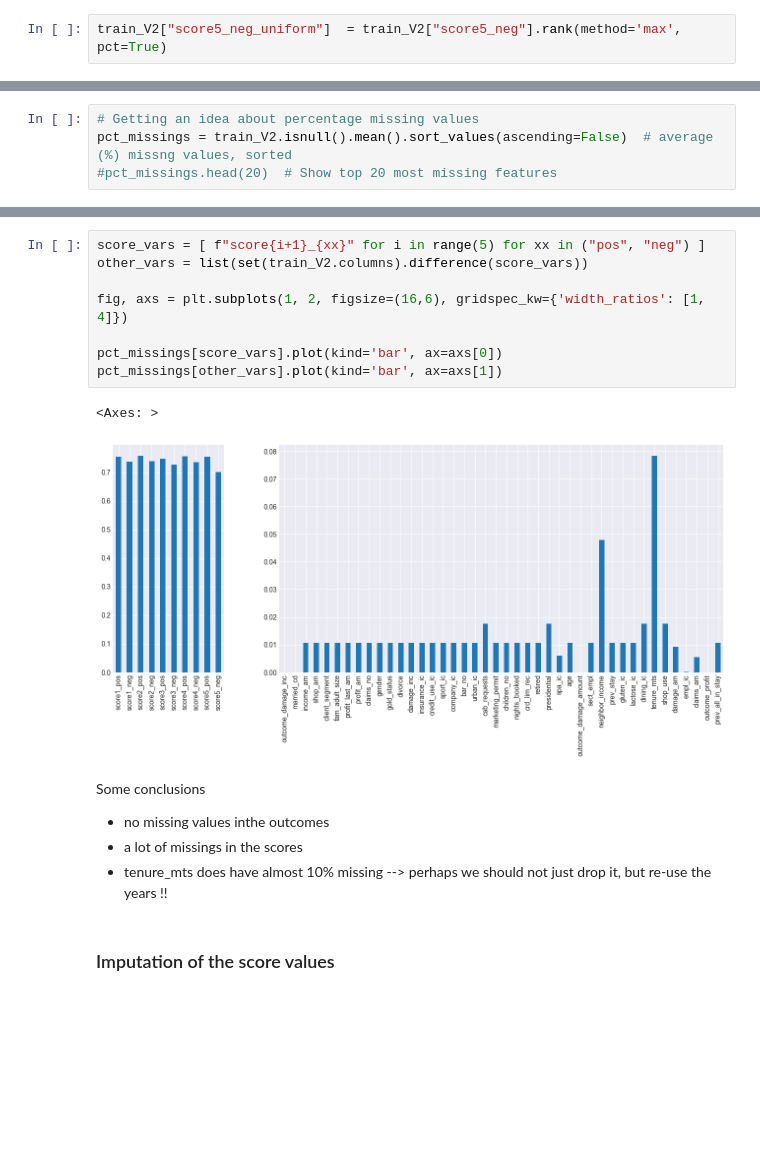
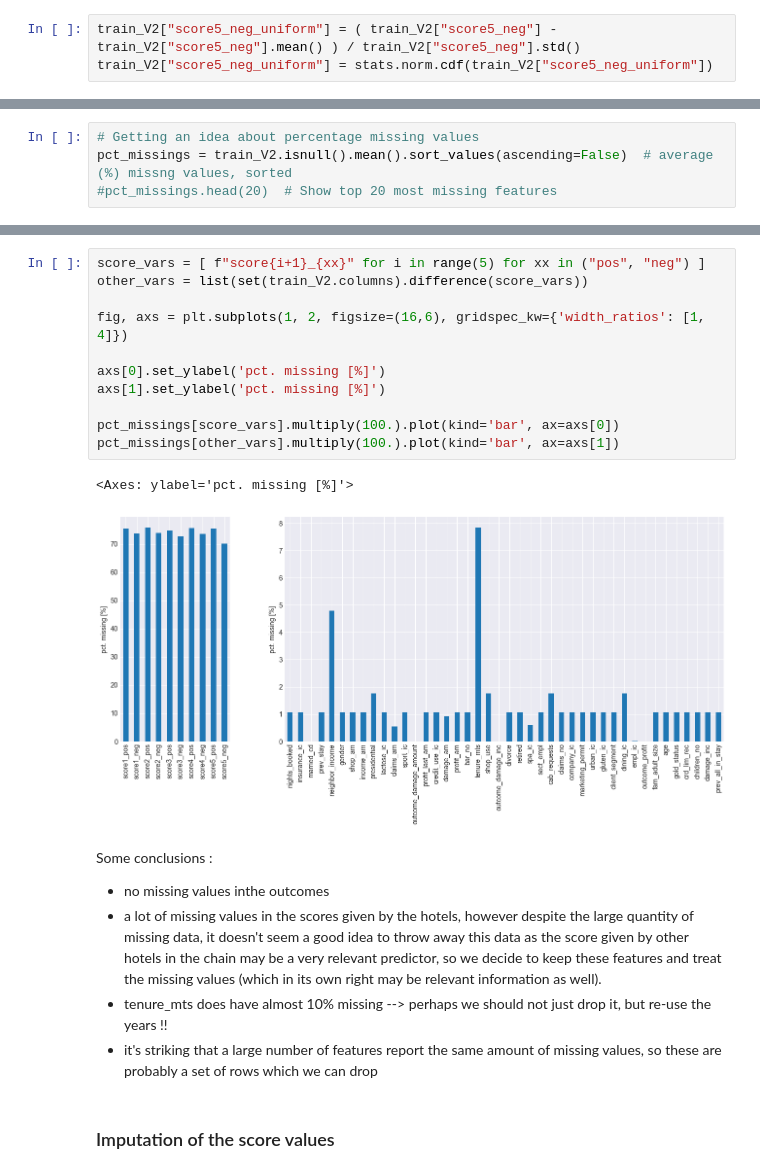
Before and after one commit to Marijkevandesteene/MachineLearning, a Jupyter notebook: ExamDataMining_Integrated.ipynb, the cells around one changed output, grey strips where cells are left out. Cells and saved outputs as stored; diff of their text form; blank space fills up the shorter version.

```diff
--- a/ExamDataMining_Integrated.ipynb
+++ b/ExamDataMining_Integrated.ipynb
@@ -209,5 +215,6 @@ Let's in case of hotel5 convert this score to a quantile value. To do this, we c
-# %%
-train_V2["score5_neg_uniform"]  = train_V2["score5_neg"].rank(method='max', pct=True)
+# %%
+train_V2["score5_neg_uniform"] = ( train_V2["score5_neg"] - train_V2["score5_neg"].mean() ) / train_V2["score5_neg"].std()
+train_V2["score5_neg_uniform"] = stats.norm.cdf(train_V2["score5_neg_uniform"])
 # %%
 # -- a small check
 fig, axs = plt.subplots(2,2, figsize=(12,12))
@@ -325,19 +316,23 @@ set(train_V2.columns).difference(score_vars)
 # %%
 score_vars = [ f"score{i+1}_{xx}" for i in range(5) for xx in ("pos", "neg") ]
 other_vars = list(set(train_V2.columns).difference(score_vars))
 
 fig, axs = plt.subplots(1, 2, figsize=(16,6), gridspec_kw={'width_ratios': [1, 4]})
 
-pct_missings[score_vars].plot(kind='bar', ax=axs[0])
-pct_missings[other_vars].plot(kind='bar', ax=axs[1])
+axs[0].set_ylabel('pct. missing [%]')
+axs[1].set_ylabel('pct. missing [%]')
+
+pct_missings[score_vars].multiply(100.).plot(kind='bar', ax=axs[0])
+pct_missings[other_vars].multiply(100.).plot(kind='bar', ax=axs[1])
 # %% [output]
-<Axes: >
+<Axes: ylabel='pct. missing [%]'>
-[figure, old version]
+[figure, new version]
-# %% [markdown]
-Some conclusions
-- no missing values inthe outcomes
-- a lot of missings in the scores
-- tenure_mts does have almost 10% missing --> perhaps we should not just drop it, but re-use the years !!
+# %% [markdown]
+Some conclusions :
+- no missing values inthe outcomes
+- a lot of missing values in the scores given by the hotels, however despite the large quantity of missing data, it doesn't seem a good idea to throw away this data as the score given by other hotels in the chain may be a very relevant predictor, so we decide to keep these features and treat the missing values (which in its own right may be relevant information as well).
+- tenure_mts does have almost 10% missing --> perhaps we should not just drop it, but re-use the years !!
+- it's striking that a large number of features report the same amount of missing values, so these are probably a set of rows which we can drop
 # %% [markdown]
 ### Imputation of the score values
 # %%
```
Also changed, not shown: parts of 6 cells of this notebook.
